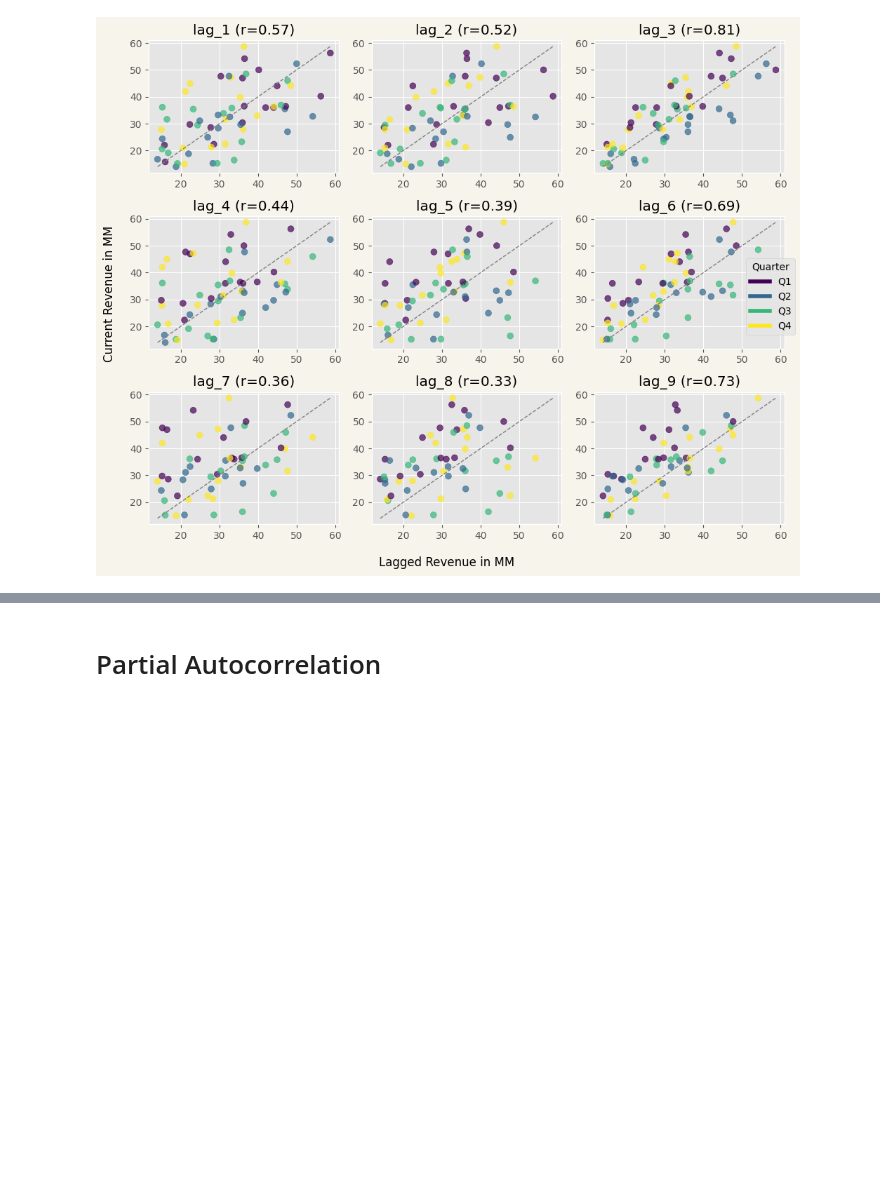
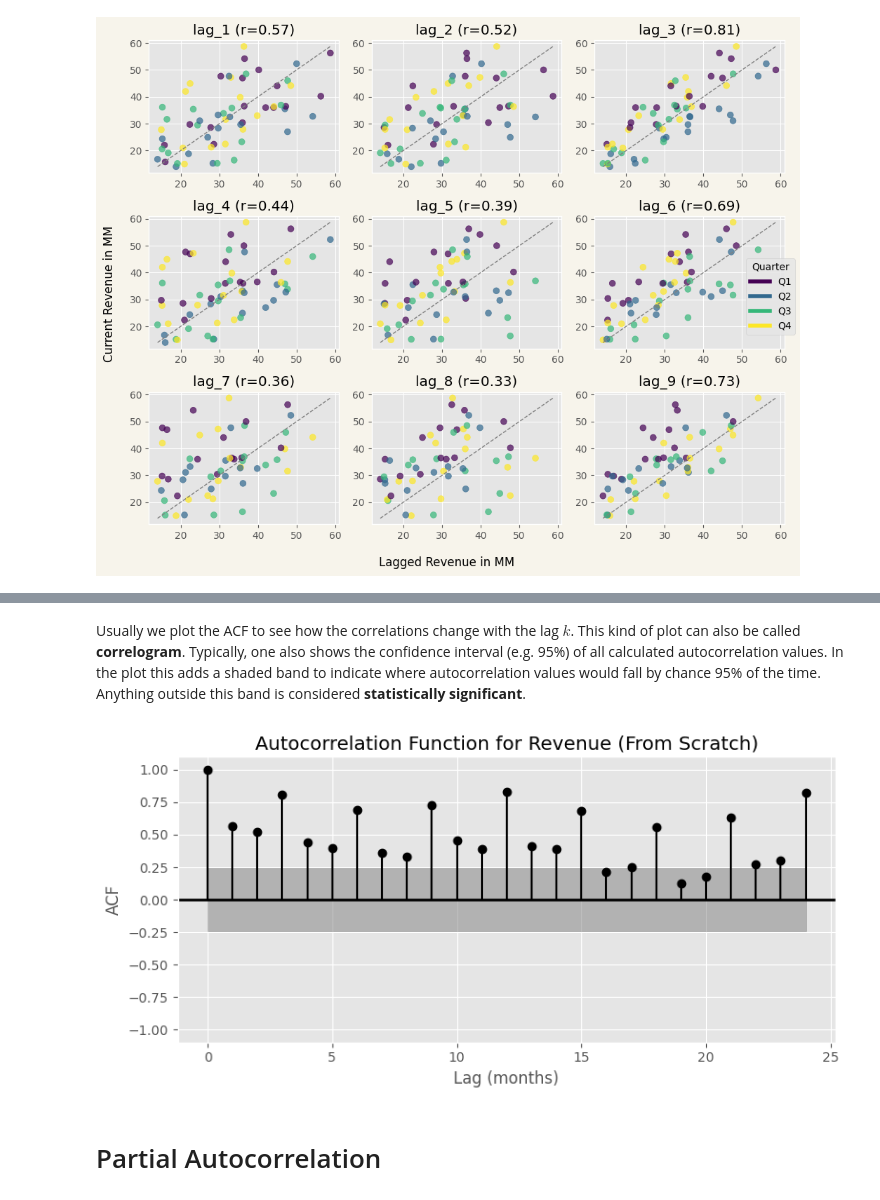
Before and after one commit to PeeteKeesel/kaggle-verse, a Jupyter notebook: time-series-understanding-autocorrelation.ipynb, the cells around one changed output, grey strips where cells are left out. Cells and saved outputs as stored; diff of their text form; code cells hidden in the pictures; blank space fills up the shorter version.

Commit message:
Kaggle Notebook | 🧠Time Series ⏱️ Understanding Autocorrelation🌀 | Version 10

```diff
--- a/time-series-understanding-autocorrelation.ipynb
+++ b/time-series-understanding-autocorrelation.ipynb
@@ -463,2 +465,40 @@ Previously we learned that $\textbf{Autocorrelation}$ is refering to the relatio
+# %%
+y = data['Revenue'].dropna().values
+y_mean = np.mean(y)
+n = len(y)
+# %%
+def autocorrelation_function(y, lag):
+    """Compute autocorrelation at a specific lag (k)."""
+    return np.corrcoef(y[:-lag], y[lag:])[0, 1]
+# %% [markdown]
+Usually we plot the ACF to see how the correlations change with the lag $k$. This kind of plot can also be called **correlogram**. Typically, one also shows the confidence interval (e.g. 95%) of all calculated autocorrelation values. In the plot this adds a shaded band to indicate where autocorrelation values would fall by chance 95% of the time. Anything outside this band is considered **statistically significant**.
+# %%
+# Compute autocorrelations up to lag 24 (2 years)
+max_lag = 24
+acf_values = [1.0]  # autocorrelation at lag 0 is always 1
+for lag in range(1, max_lag + 1):
+    acf_values.append(autocorrelation_function(y, lag))
+
+# Confidence interval at 95%
+conf_level = 1.96 / np.sqrt(n)
+
+plt.figure(figsize=(8, 4))
+lags = np.arange(0, max_lag + 1)
+plt.stem(lags, acf_values, basefmt=" ", linefmt='k-',
+         markerfmt='ko')
+
+# Add confidence interval band
+plt.fill_between(lags, conf_level, -conf_level, color='grey',
+                 alpha=0.5, label='95% CI')
+
+plt.axhline(0, color='black', linewidth=2)
+plt.title("Autocorrelation Function for Revenue (From Scratch)")
+plt.xlabel("Lag (months)")
+plt.ylabel("ACF")
+plt.ylim(-1.1, 1.1)
+plt.tight_layout()
+plt.show()
+# %% [output]
+[figure, added]
 # %% [markdown]
 # Partial Autocorrelation
```
Also changed, not shown: parts of 6 cells of this notebook.
